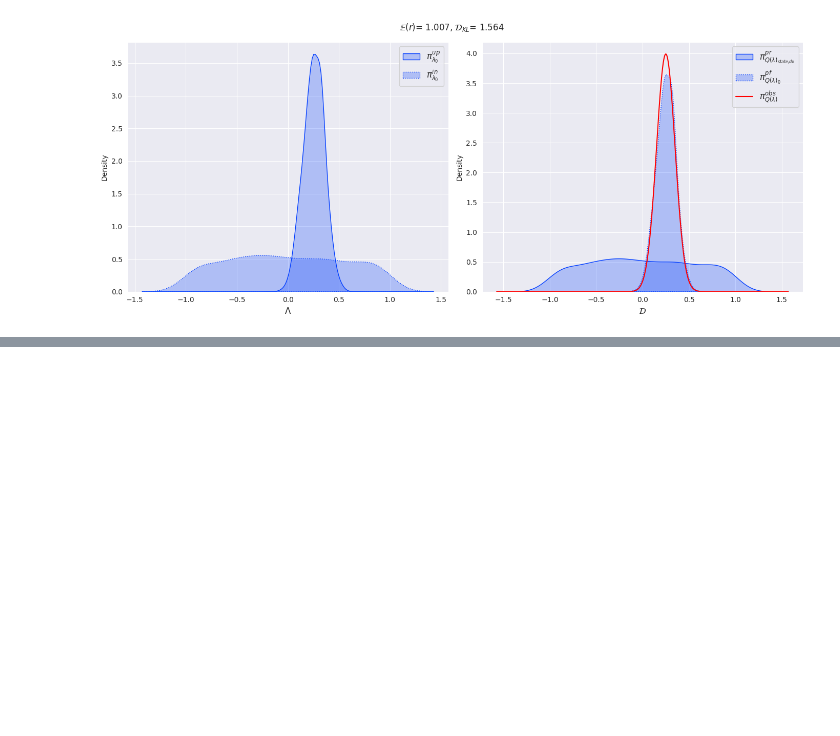
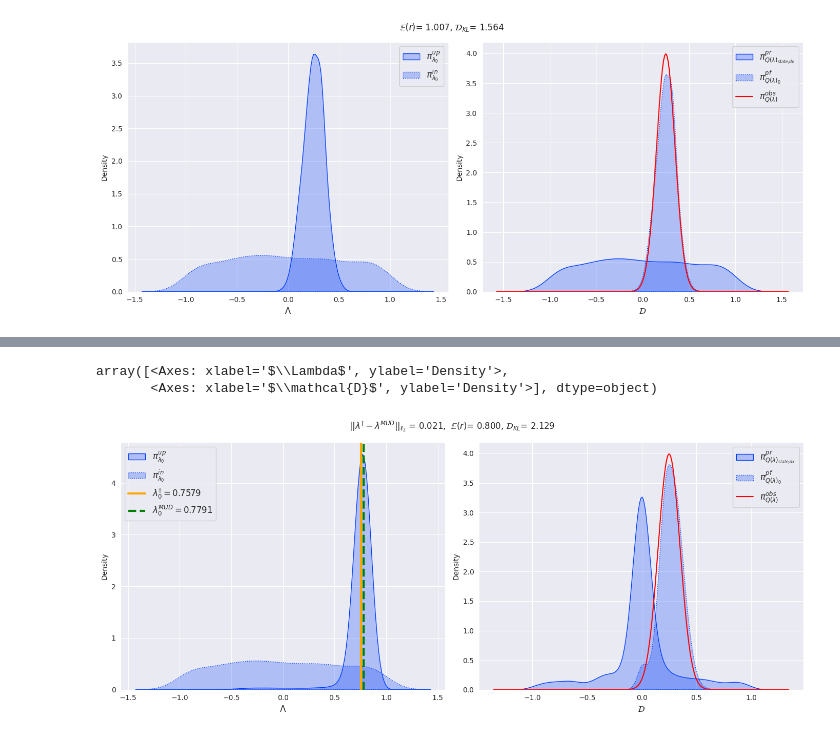
Before and after one commit to UT-CHG/pyDCI, a Jupyter notebook: notebooks/DCIProblem.ipynb, the cells around one changed output, grey strips where cells are left out. Saved outputs shown, nothing was run; the diff lists cells and outputs as text; code cells hidden in the pictures; blank space fills up the shorter version.

```diff
--- a/notebooks/DCIProblem.ipynb
+++ b/notebooks/DCIProblem.ipynb
@@ -75,7 +58,7 @@ import numpy as np
 
 np.random.seed(123)
 
-p, num_samples, mu, sigma, domain = 5, int(1e3), 0.25, 0.1, [-1, 1]
+p, num_samples, mu, std_dev, domain = 5, int(1e3), 0.25, 0.1, [-1, 1]
 lam = uniform.rvs(size=(num_samples, 1), loc=domain[0],
                   scale=domain[1] - domain[0])
 q_lam = (lam**p).reshape(num_samples, -1)
@@ -203,0 +184,6 @@ _ = d_prob.density_plots()
+# %%
+from pydci import MUDProblem
+
+mud_prob = MUDProblem((lam, q_lam), data, std_dev)
+mud_prob.solve()
+mud_prob.result
@@ -203,0 +209,6 @@ _ = d_prob.density_plots()
+# %%
+mud_prob.density_plots(lam_kwargs={'lam_true': [[0.25**0.2]]})
+# %% [output]
+array([<Axes: xlabel='$\\Lambda$', ylabel='Density'>,
+       <Axes: xlabel='$\\mathcal{D}$', ylabel='Density'>], dtype=object)
+[figure, added]
```
Also changed, not shown: parts of 15 cells of this notebook, 16 other files.
